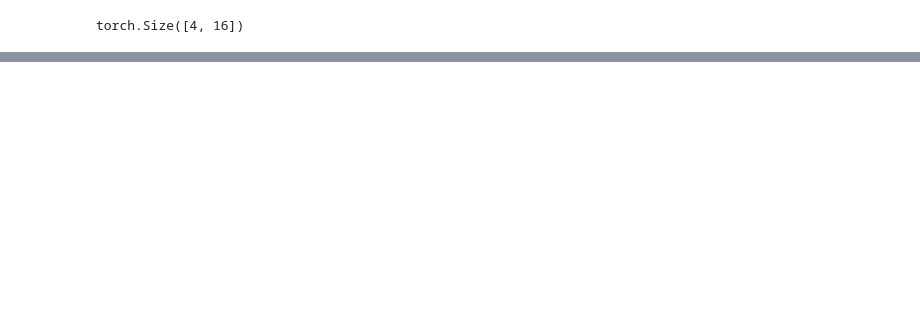
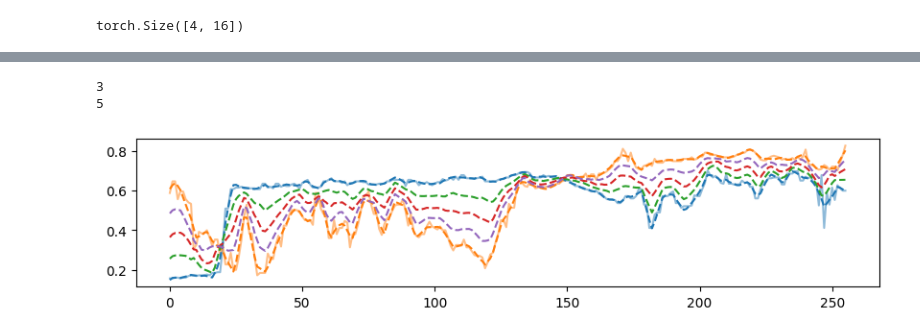
Before and after one commit to bv7dev/vae-lab, a Jupyter notebook: learner.ipynb, the cells around one changed output, grey strips where cells are left out. Saved outputs shown, nothing was run; the diff lists cells and outputs as text; code cells hidden in the pictures; blank space fills up the shorter version.

```diff
--- a/learner.ipynb
+++ b/learner.ipynb
@@ -330,0 +341,50 @@ for epoch in range(10000):
+# %%
+tk_steps = [tk_a, tk_b]
+
+
+betweens = []
+
+for i, (l, r) in enumerate(zip(tk_steps, tk_steps[1:])):
+    tk_m = (l + r) / 2
+    betweens.append(tk_m)
+
+tk_steps.insert(1, betweens[0])
+
+print(len(tk_steps))
+
+
+betweens = []
+
+for i, (l, r) in enumerate(zip(tk_steps, tk_steps[1:])):
+    tk_m = (l + r) / 2
+    betweens.append(tk_m)
+
+tk_steps.insert(1, betweens[0])
+tk_steps.insert(3, betweens[1])
+
+print(len(tk_steps))
+
+last = tk_steps.pop()
+tk_steps.insert(1, last) # move last to second position for consistent plot colors in next cell
+# %% [output]
+3
+5
+# %%
+with torch.no_grad():
+    learner.eval()
+
+    x = torch.linspace(0, NUM_SAMPLES-1, NUM_SAMPLES)
+    x = torch.stack([x]*len(tk_steps)).cuda()
+
+    pred_y = learner(x, torch.cat(tk_steps, dim=0))
+
+    pred_y = pred_y.permute(1, 0).cpu().numpy()
+    x = x.permute(1, 0).cpu().numpy()
+
+    plt.figure(figsize=(10, 2))
+    plt.plot(torch.cat([tg_a, tg_b], dim=0).permute(1, 0).cpu().numpy(), alpha=0.5)
+    plt.gca().set_prop_cycle(None)
+    plt.plot(x, pred_y, linestyle='--')
+    plt.show()
+# %% [output]
+[figure, added]
```
Also changed, not shown: parts of 11 cells of this notebook.
